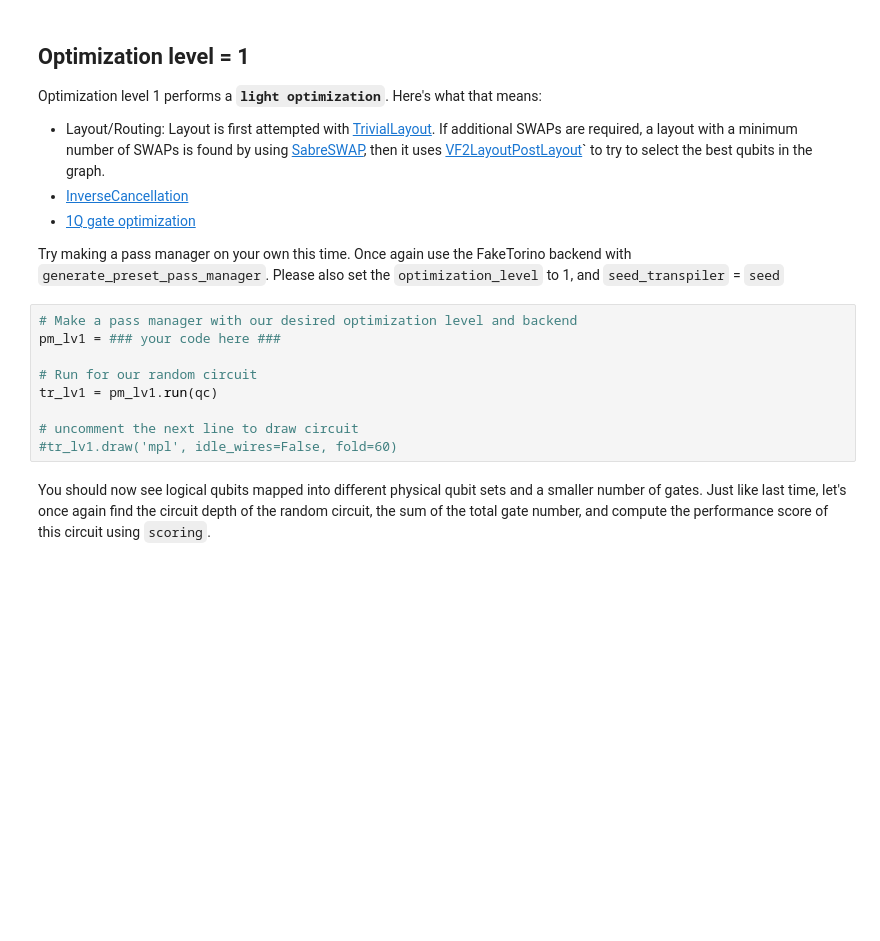
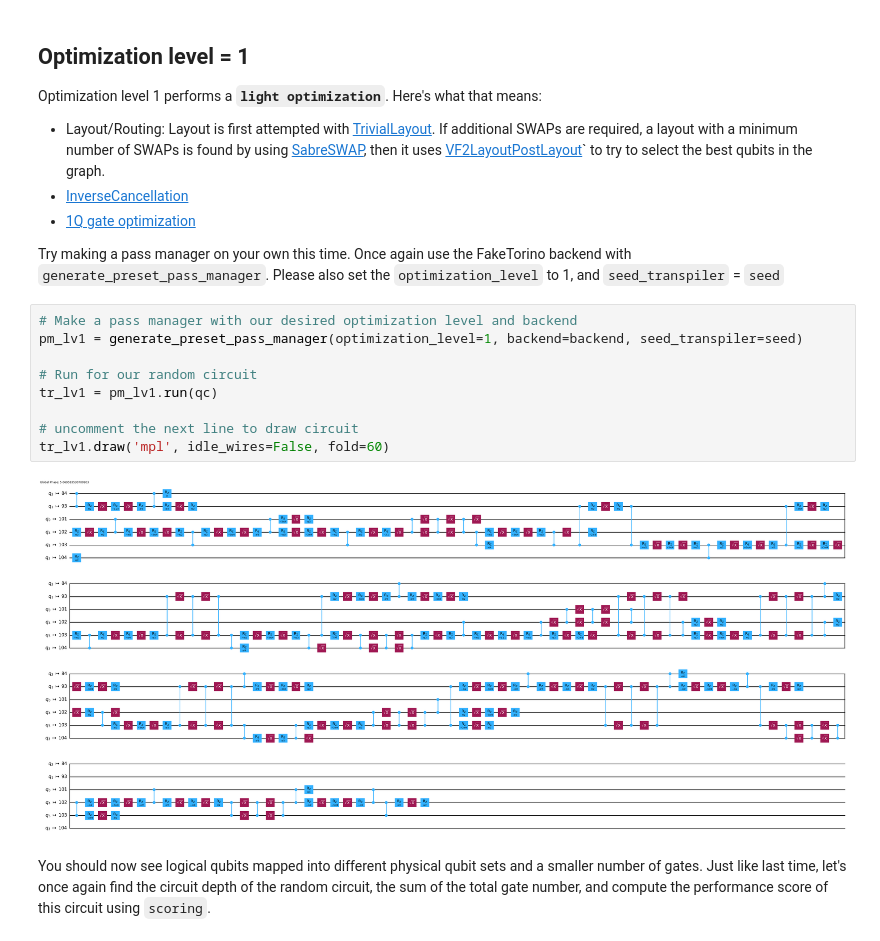
Before and after one commit to Luxque/IBM-Qiskit-Fall-Fest-Hackathon-2024-Solution, a Jupyter notebook: QFF_Graded_Notebook_3.ipynb, the cells around one changed output. Cells and saved outputs as stored; diff of their text form; blank space fills up the shorter version.

```diff
--- a/QFF_Graded_Notebook_3.ipynb
+++ b/QFF_Graded_Notebook_3.ipynb
@@ -376,13 +395,15 @@ Optimization level 1 performs a **`light optimization`**. Here's what that means
 Try making a pass manager on your own this time. Once again use the FakeTorino backend with `generate_preset_pass_manager`. Please also set the `optimization_level` to 1, and `seed_transpiler` = `seed`
 # %%
 # Make a pass manager with our desired optimization level and backend
-pm_lv1 = ### your code here ###
+pm_lv1 = generate_preset_pass_manager(optimization_level=1, backend=backend, seed_transpiler=seed)
 
 # Run for our random circuit
 tr_lv1 = pm_lv1.run(qc)
 
 # uncomment the next line to draw circuit
-#tr_lv1.draw('mpl', idle_wires=False, fold=60)
+tr_lv1.draw('mpl', idle_wires=False, fold=60)
+# %% [output]
+[figure, added]
 # %% [markdown]
 You should now see logical qubits mapped into different physical qubit sets and a smaller number of gates. Just like last time, let's once again find the circuit depth of the random circuit, the sum of the total gate number, and compute the performance score of this circuit using `scoring`.
 # %%
```
Also changed, not shown: parts of 29 cells of this notebook.
